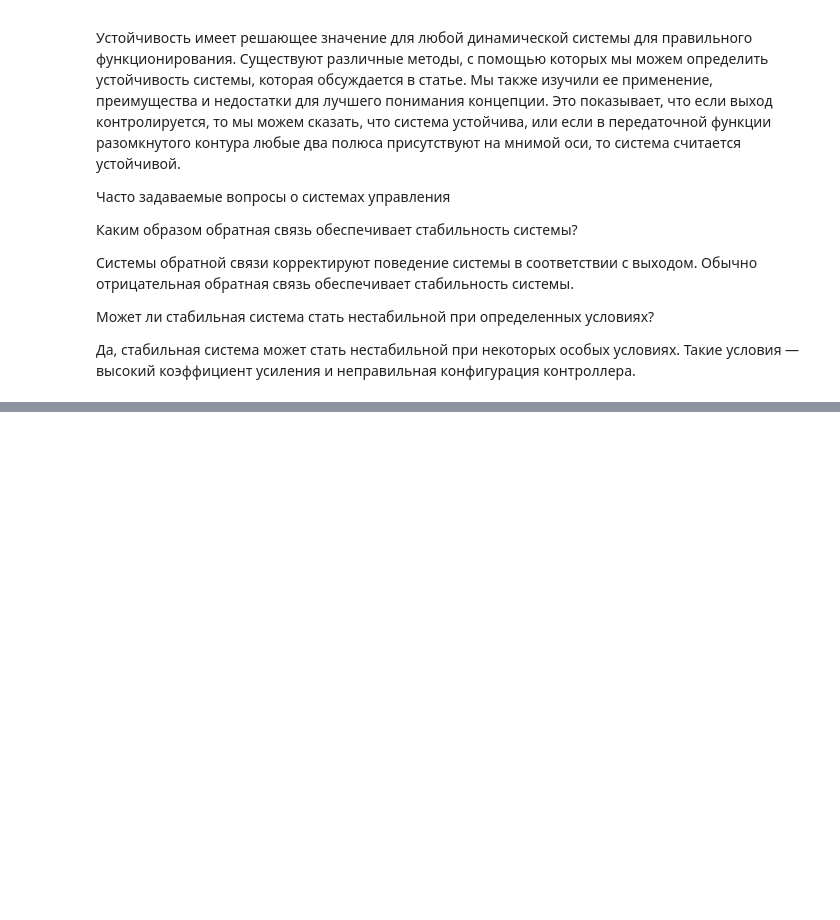
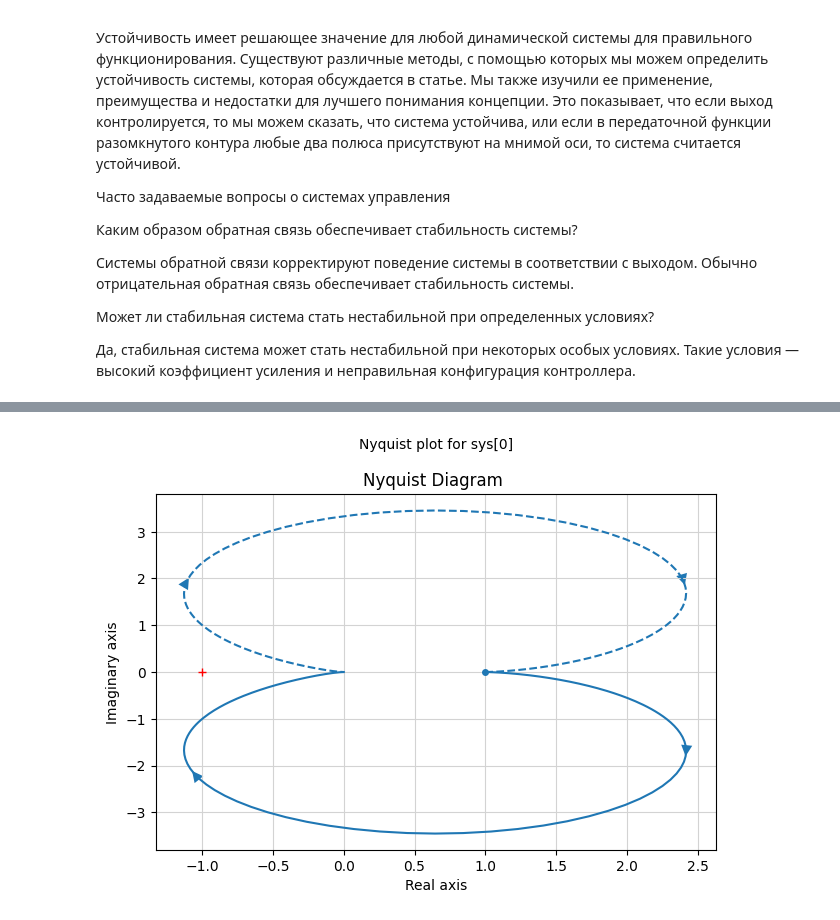
Before and after one commit to vn322/RUDN_Lab_Works, a Jupyter notebook: Гурвиц.ipynb, the cells around one changed output, grey strips where cells are left out. Cells and saved outputs as stored; diff of their text form; code cells hidden in the pictures; blank space fills up the shorter version.

```diff
--- a/Гурвиц.ipynb
+++ b/Гурвиц.ipynb
@@ -346,0 +377,5 @@ W gc  — это значение при 0 дБ, тогда как W pc  — э
+# %%
+numerator = [1,1];
+denominator = [1,2,1,1];
+W = tf(numerator,denominator)
+W
@@ -346,0 +404,11 @@ W gc  — это значение при 0 дБ, тогда как W pc  — э
+# %%
+# Частотный годограф Найквиста
+plt.title('Nyquist Diagram ')
+plt.ylabel('Imaginary Axis')
+plt.xlabel('Real Axis')
+nyquist(W)
+plt.grid(True)
+plt.plot()
+plt.show()
+# %% [output]
+[figure, added]
```
Also changed, not shown: parts of 13 cells of this notebook.
